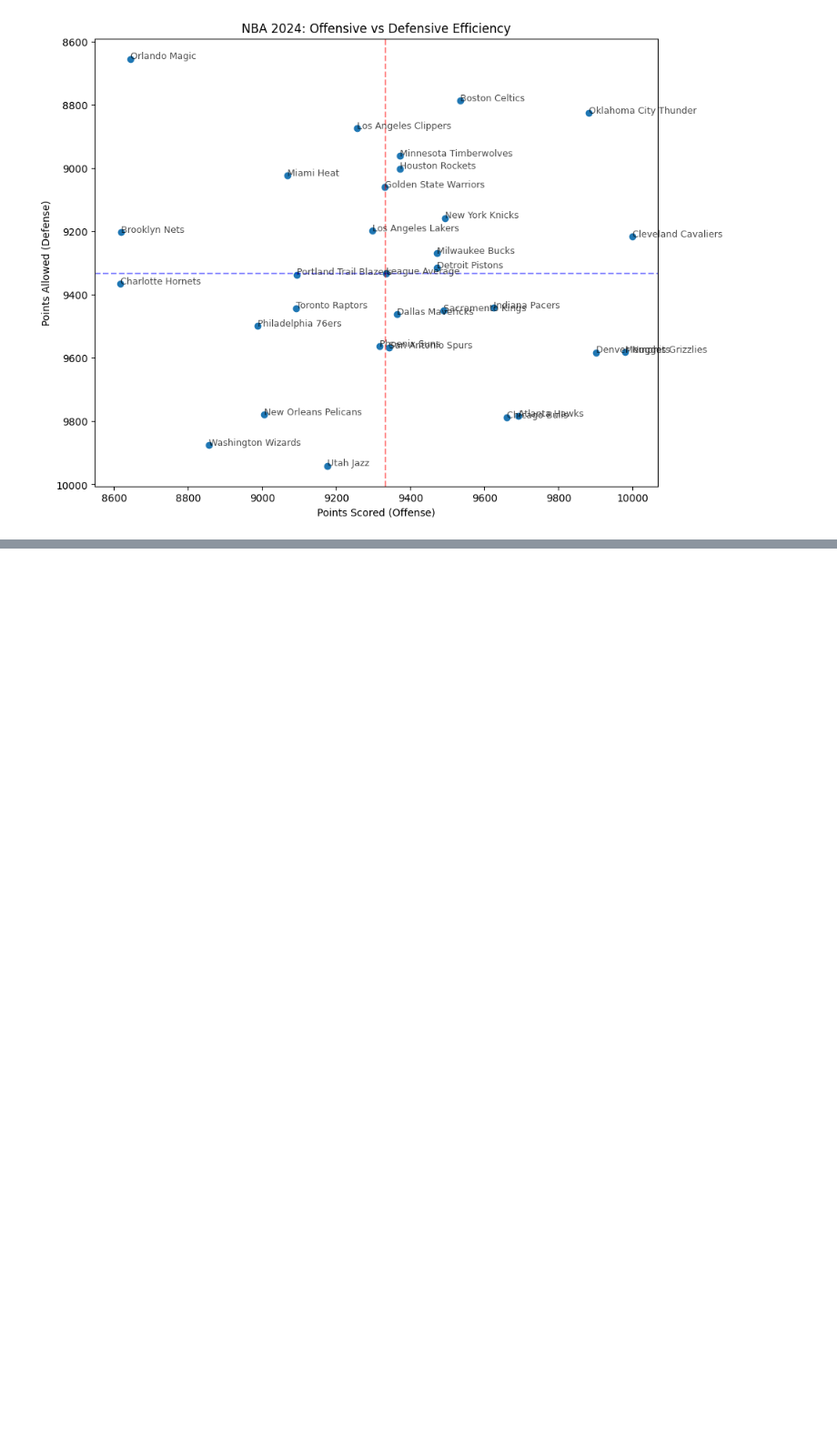
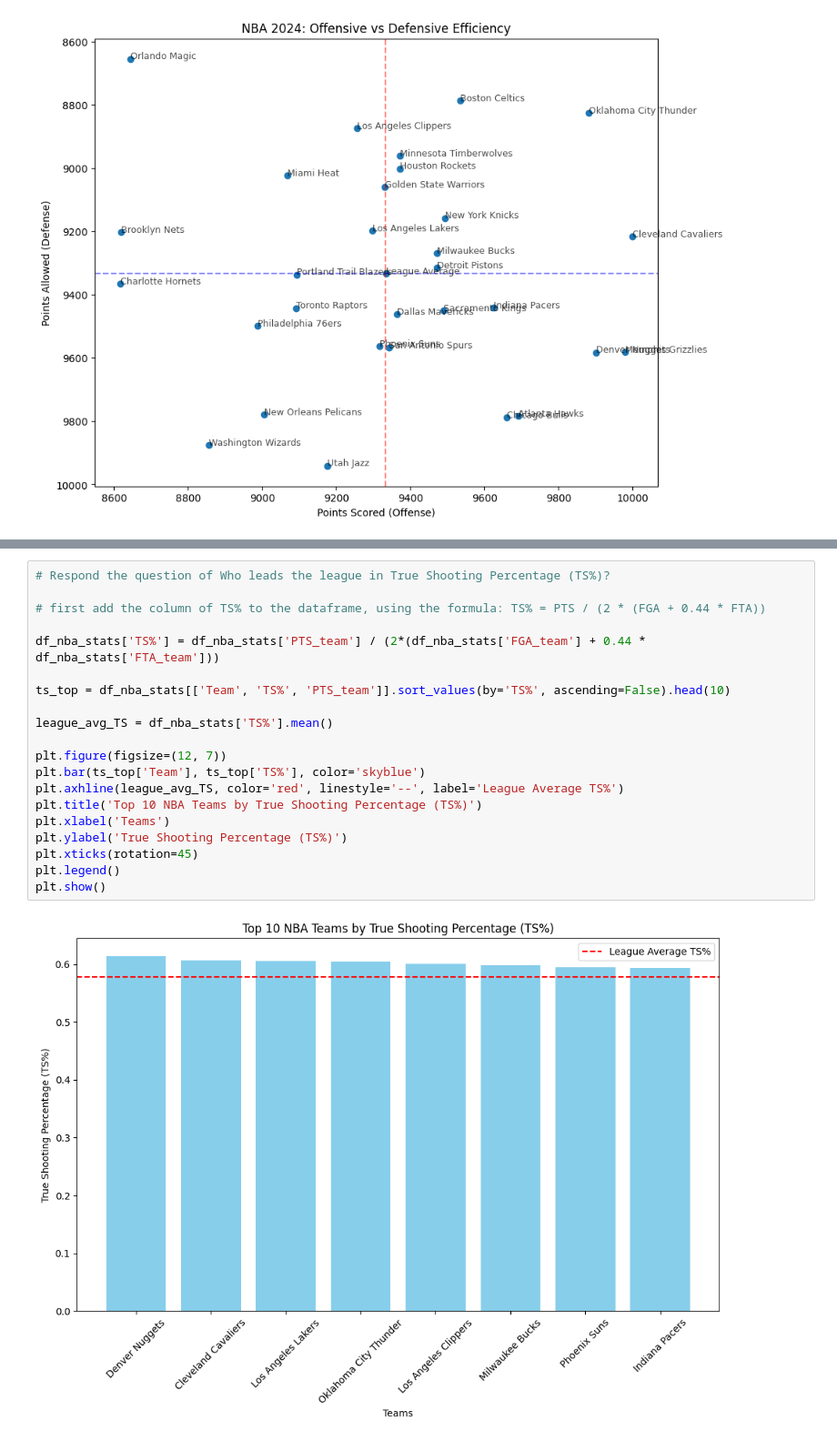
Before and after one commit to flixjavier/SportsAnalytics, a Jupyter notebook: sport_analytincs.ipynb, the cells around one changed output, grey strips where cells are left out. Shown at 91% size. Saved outputs shown, nothing was run; the diff lists cells and outputs as text; blank space fills up the shorter version.

```diff
--- a/sport_analytincs.ipynb
+++ b/sport_analytincs.ipynb
@@ -219,0 +272,22 @@ correlation_table_25
+# %%
+# Respond the question of Who leads the league in True Shooting Percentage (TS%)?
+
+# first add the column of TS% to the dataframe, using the formula: TS% = PTS / (2 * (FGA + 0.44 * FTA))
+
+df_nba_stats['TS%'] = df_nba_stats['PTS_team'] / (2*(df_nba_stats['FGA_team'] + 0.44 * df_nba_stats['FTA_team']))
+
+ts_top = df_nba_stats[['Team', 'TS%', 'PTS_team']].sort_values(by='TS%', ascending=False).head(10)
+
+league_avg_TS = df_nba_stats['TS%'].mean()
+
+plt.figure(figsize=(12, 7))
+plt.bar(ts_top['Team'], ts_top['TS%'], color='skyblue')
+plt.axhline(league_avg_TS, color='red', linestyle='--', label='League Average TS%')
+plt.title('Top 10 NBA Teams by True Shooting Percentage (TS%)')
+plt.xlabel('Teams')
+plt.ylabel('True Shooting Percentage (TS%)')
+plt.xticks(rotation=45)
+plt.legend()
+plt.show()
+# %% [output]
+[figure, added]
```
Also changed, not shown: parts of 8 cells of this notebook, 1 other file.
